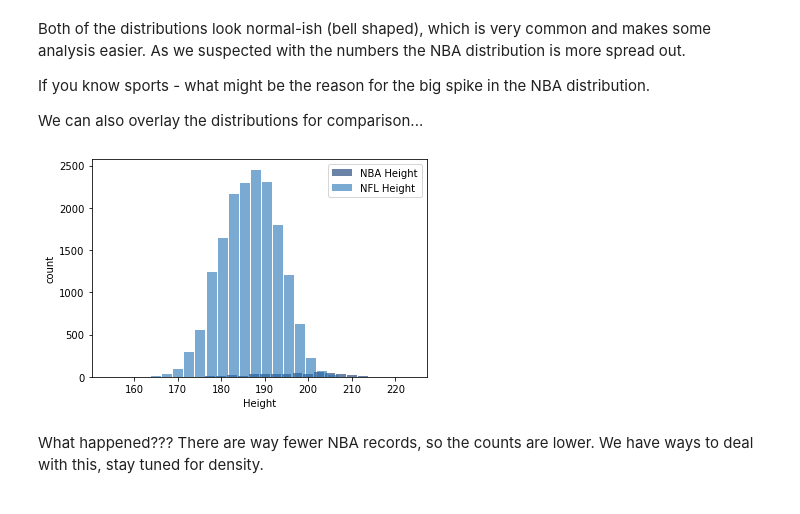
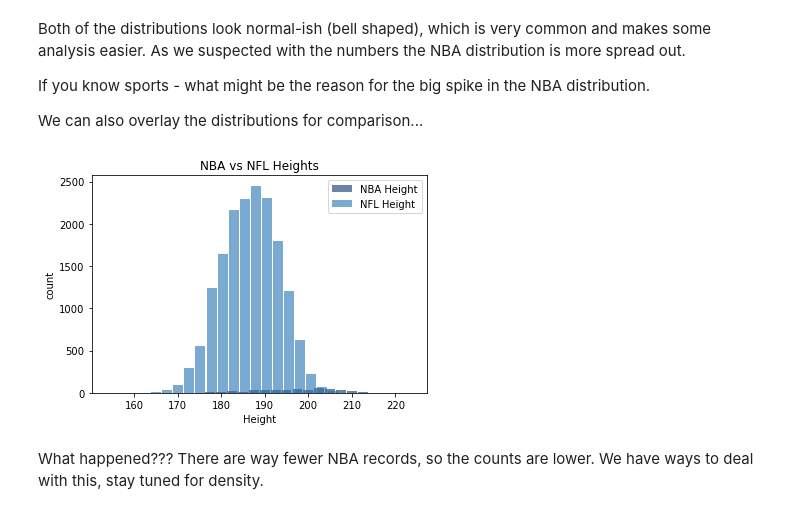
Before and after one commit to Pizza1119/Basic_Stats_in_Python_Student_Workbooks, a Jupyter notebook: 003_Var_Std_Dev.ipynb, the cells around one changed output. Saved outputs shown, nothing was run; the diff lists cells and outputs as text; code cells hidden in the pictures.

```diff
--- a/003_Var_Std_Dev.ipynb
+++ b/003_Var_Std_Dev.ipynb
@@ -209,9 +209,9 @@ We can also overlay the distributions for comparison...
 # %%
 thinkplot.Hist(nbahist)
 thinkplot.Hist(nflhist)
-thinkplot.Config(xlabel='Height', ylabel='count')
+thinkplot.Config(xlabel='Height', ylabel='count', title = 'NBA vs NFL Heights')
 # %% [output]
-[figure, old version]
+[figure, new version]
 # %% [markdown]
 What happened??? There are way fewer NBA records, so the counts are lower. We have ways to deal with this, stay tuned for density.
 # %% [markdown]
```
Also changed, not shown: parts of 7 cells of this notebook, 5 other files.
